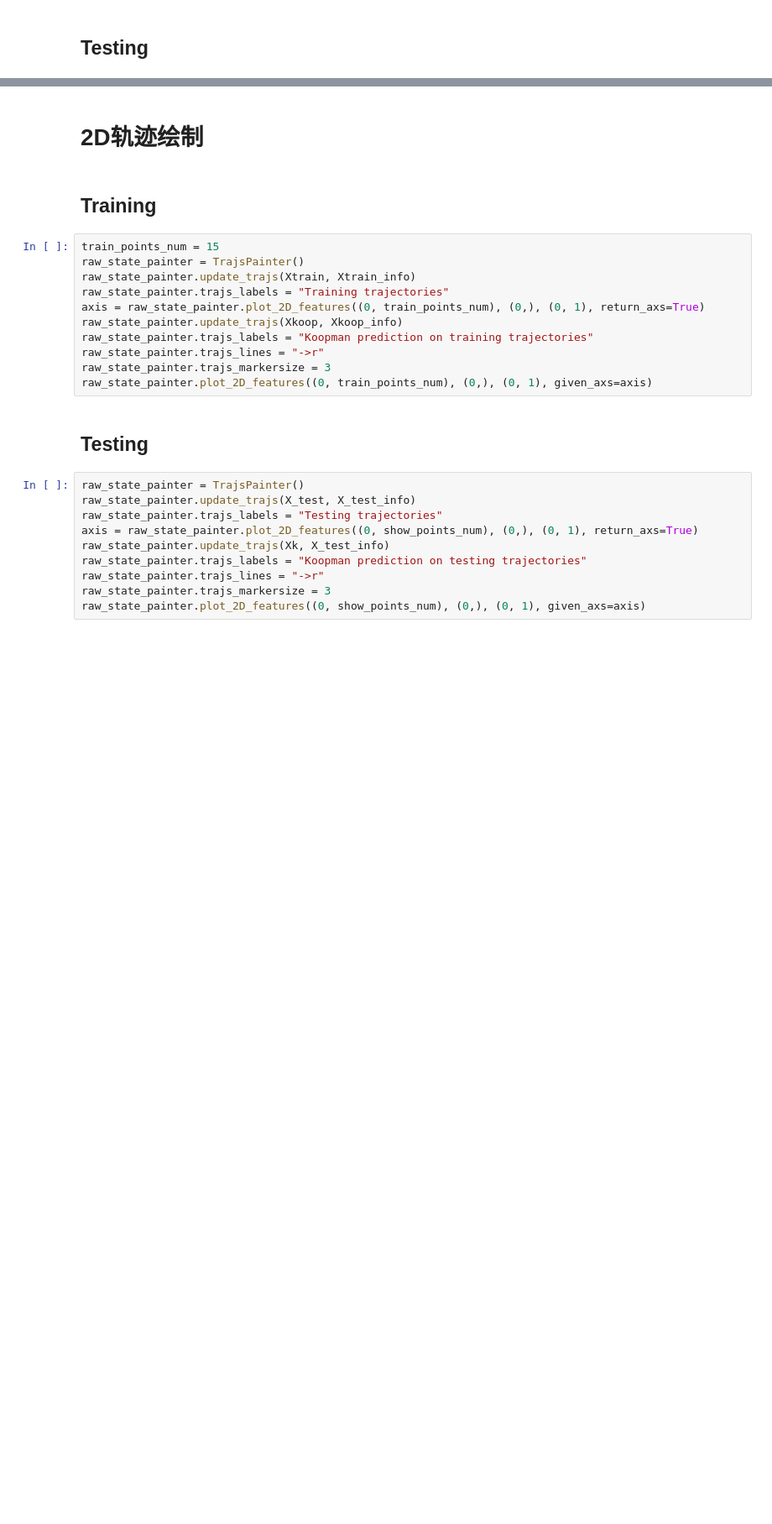
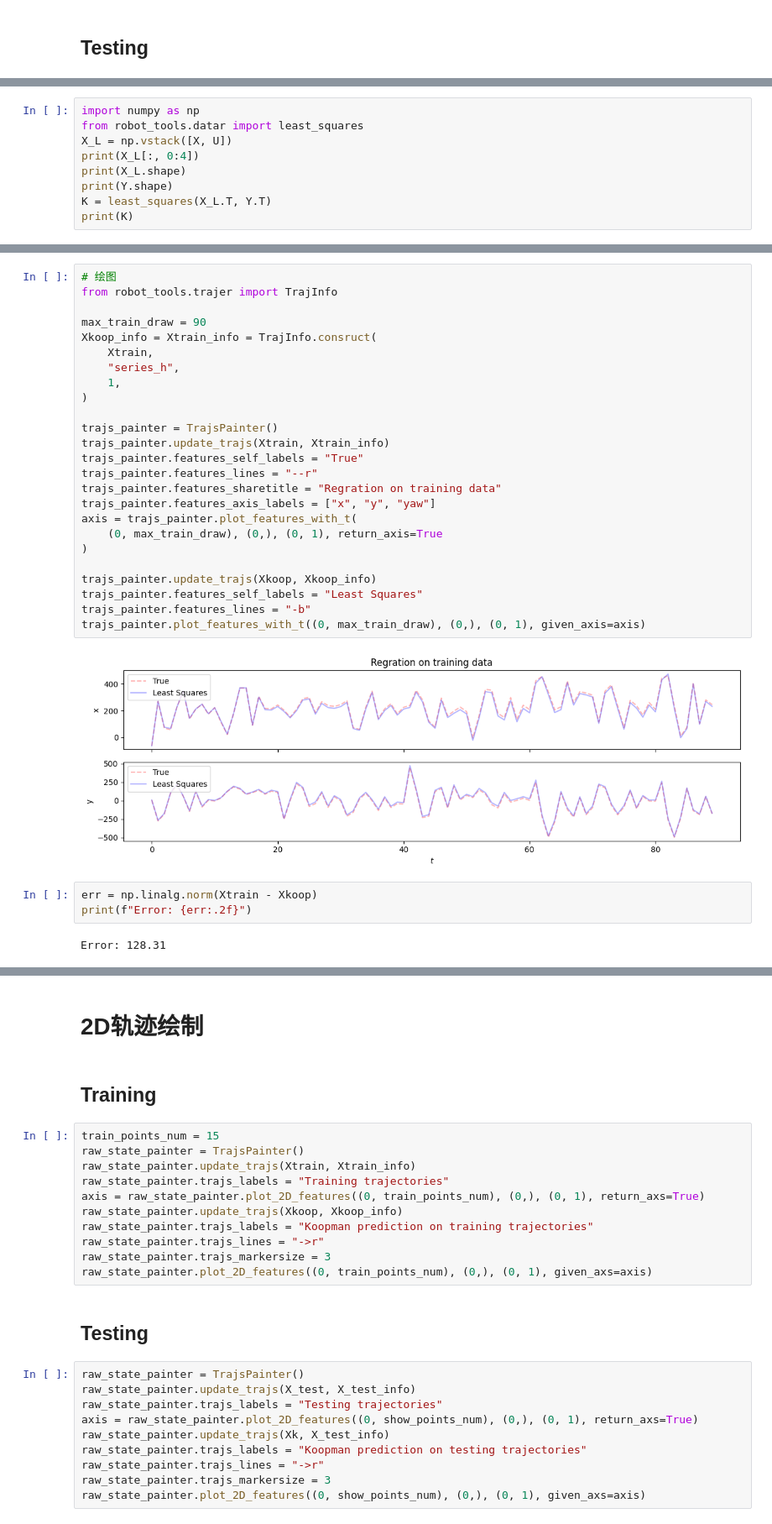
Before and after one commit to sunnyshi0310/AIRbot_RL, a Jupyter notebook: koopman27new.ipynb, the cells around one changed output, grey strips where cells are left out. Shown at 84% size. Drawn from its saved outputs; the diff is of its cells as text; blank space fills up the shorter version.

Commit message:
fix input align and add least squares compare

```diff
--- a/koopman27new.ipynb
+++ b/koopman27new.ipynb
@@ -425,0 +334,9 @@ print(Xk[:, 0:3])
+# %%
+import numpy as np
+from robot_tools.datar import least_squares
+X_L = np.vstack([X, U])
+print(X_L[:, 0:4])
+print(X_L.shape)
+print(Y.shape)
+K = least_squares(X_L.T, Y.T)
+print(K)
@@ -425,0 +378,32 @@ print(Xk[:, 0:3])
+# %%
+# 绘图
+from robot_tools.trajer import TrajInfo
+
+max_train_draw = 90
+Xkoop_info = Xtrain_info = TrajInfo.consruct(
+    Xtrain,
+    "series_h",
+    1,
+)
+
+trajs_painter = TrajsPainter()
+trajs_painter.update_trajs(Xtrain, Xtrain_info)
+trajs_painter.features_self_labels = "True"
+trajs_painter.features_lines = "--r"
+trajs_painter.features_sharetitle = "Regration on training data"
+trajs_painter.features_axis_labels = ["x", "y", "yaw"]
+axis = trajs_painter.plot_features_with_t(
+    (0, max_train_draw), (0,), (0, 1), return_axis=True
+)
+
+trajs_painter.update_trajs(Xkoop, Xkoop_info)
+trajs_painter.features_self_labels = "Least Squares"
+trajs_painter.features_lines = "-b"
+trajs_painter.plot_features_with_t((0, max_train_draw), (0,), (0, 1), given_axis=axis)
+# %% [output]
+[figure, added]
+# %%
+err = np.linalg.norm(Xtrain - Xkoop)
+print(f"Error: {err:.2f}")
+# %% [output]
+Error: 128.31
```
Also changed, not shown: parts of 18 cells of this notebook.
